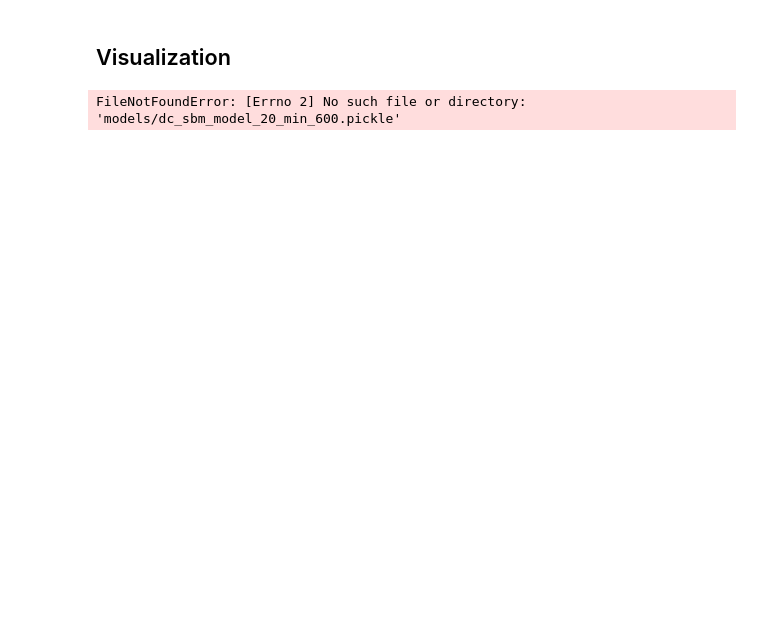
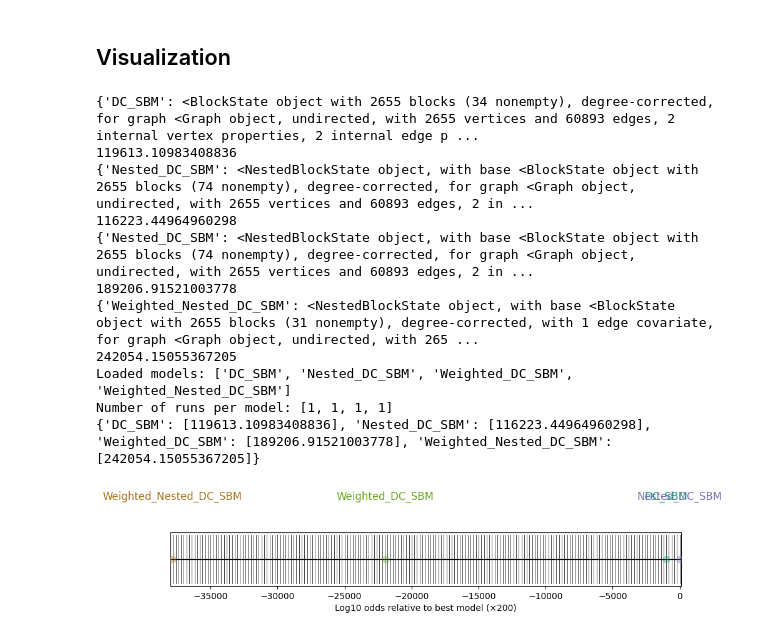
Before and after one commit to DvorakovaA/ChantNets, a Jupyter notebook: experiments/source_similarity.ipynb, the cells around one changed output. Saved outputs shown, nothing was run; the diff lists cells and outputs as text; code cells hidden in the pictures; blank space fills up the shorter version.

```diff
--- a/experiments/source_similarity.ipynb
+++ b/experiments/source_similarity.ipynb
@@ -321,0 +347,5 @@ utils.get_dendro_json(save_path, columns=COLS_4, output_path=f"visual/nested_dc_
+# %%
+model = sbmodel.SBModel()
+model.load_states(f"models/nested_weighted_dc_sbm_best_states_{N_INIT}_min_{MIN_CHANTS_PER_SOURCE}.pickle")
+nested_weighted_best_state = model.best_states['Weighted_Nested_DC_SBM']
+index_partitions, sigla_partitions, feasts_partitions = utils.get_nested_partitions_from_state(nested_weighted_best_state, sigla_dict)
@@ -325,7 +405,6 @@ utils.get_dendro_json(save_path, columns=COLS_4, output_path=f"visual/nested_dc_
 import numpy as np
 import matplotlib.pyplot as plt
 from sbmodel import SBModel
-importlib.reload(sbmodel)
 
 def load_models(paths):
     """
@@ -335,8 +414,9 @@ def load_models(paths):
     for name, path in paths.items():
         m = SBModel()
         m.load_states(path)
-        #print(m.states)
-        out[name] = [float(e['model']) for e in m.get_states()[name]]
+        print(m.best_states)
+        print(m.best_states[name].entropy())
+        out[name] = [float(m.best_states[name].entropy())]
     print(f"Loaded models: {list(out.keys())}")
     print(f"Number of runs per model: {[len(vals) for vals in out.values()]}")
     return out
@@ -385,15 +465,28 @@ def plot_model_comparison(log_odds, out_path):
 # %%
 import os
 os.makedirs("visual", exist_ok = True)
 
 model_paths = {
-    "DC_SBM": f"models/dc_sbm_model_{N_INIT}_min_{MIN_CHANTS_PER_SOURCE}.pickle",
-    "Nested_DC_SBM": f"models/nested_dc_sbm_model_{N_INIT}_min_{MIN_CHANTS_PER_SOURCE}.pickle",
-    "Weighted_DC_SBM": f"models/weighted_dc_sbm_model_{N_INIT}_min_{MIN_CHANTS_PER_SOURCE}.pickle"
+    "DC_SBM": f"models/dc_sbm_best_states_{N_INIT}_min_{MIN_CHANTS_PER_SOURCE}.pickle",
+    "Nested_DC_SBM": f"models/nested_dc_sbm_best_states_{N_INIT}_min_{MIN_CHANTS_PER_SOURCE}.pickle",
+    "Weighted_DC_SBM": f"models/weighted_dc_sbm_best_states_{N_INIT}_min_{MIN_CHANTS_PER_SOURCE}.pickle",
+    "Weighted_Nested_DC_SBM": f"models/nested_weighted_dc_sbm_best_states_{N_INIT}_min_{MIN_CHANTS_PER_SOURCE}.pickle"
 }
 
 entropies = load_models(model_paths)
+print(entropies)
 log_odds = compute_log_odds(entropies)
 plot_model_comparison(log_odds, f"visual/model_comparison_{N_INIT}_min_{MIN_CHANTS_PER_SOURCE}.pdf")
 # %% [output]
-FileNotFoundError: [Errno 2] No such file or directory: 'models/dc_sbm_model_20_min_600.pickle'
+{'DC_SBM': <BlockState object with 2655 blocks (34 nonempty), degree-corrected, for graph <Graph object, undirected, with 2655 vertices and 60893 edges, 2 internal vertex properties, 2 internal edge p ...
+119613.10983408836
+{'Nested_DC_SBM': <NestedBlockState object, with base <BlockState object with 2655 blocks (74 nonempty), degree-corrected, for graph <Graph object, undirected, with 2655 vertices and 60893 edges, 2 in ...
+116223.44964960298
+{'Nested_DC_SBM': <NestedBlockState object, with base <BlockState object with 2655 blocks (74 nonempty), degree-corrected, for graph <Graph object, undirected, with 2655 vertices and 60893 edges, 2 in ...
+189206.91521003778
+{'Weighted_Nested_DC_SBM': <NestedBlockState object, with base <BlockState object with 2655 blocks (31 nonempty), degree-corrected, with 1 edge covariate, for graph <Graph object, undirected, with 265 ...
+242054.15055367205
+Loaded models: ['DC_SBM', 'Nested_DC_SBM', 'Weighted_DC_SBM', 'Weighted_Nested_DC_SBM']
+Number of runs per model: [1, 1, 1, 1]
+{'DC_SBM': [119613.10983408836], 'Nested_DC_SBM': [116223.44964960298], 'Weighted_DC_SBM': [189206.91521003778], 'Weighted_Nested_DC_SBM': [242054.15055367205]}
+[figure, added]
```
Also changed, not shown: parts of 8 cells of this notebook, 9 other files.
